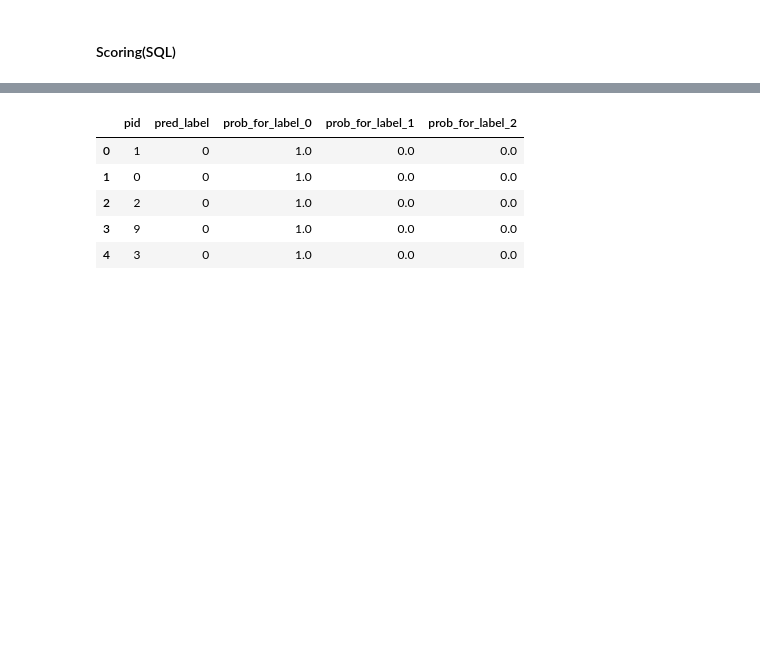
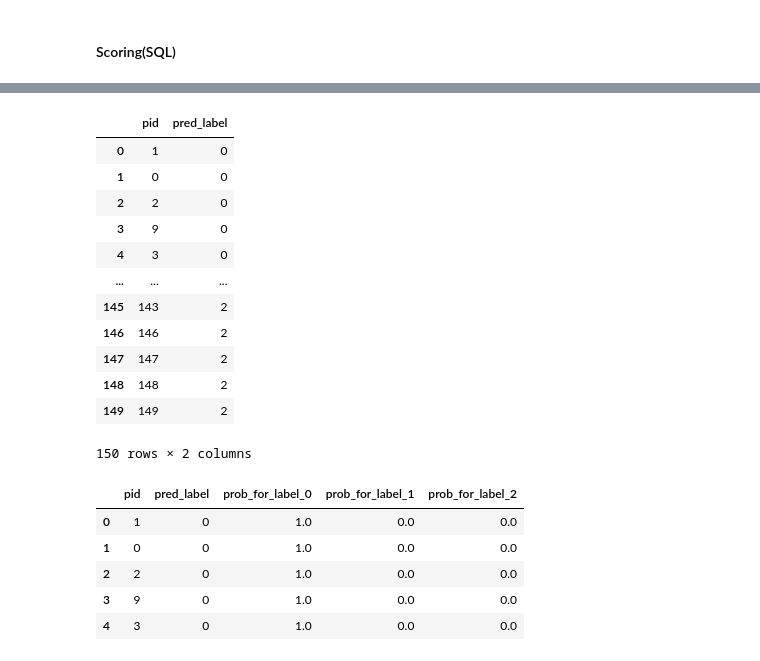
Before and after one commit to Yukimura66/sklearn2vantage, a Jupyter notebook: sklearn2vantage.ipynb, the cells around one changed output, grey strips where cells are left out. Cells and saved outputs as stored; diff of their text form; code cells hidden in the pictures; blank space fills up the shorter version.

```diff
--- a/sklearn2vantage.ipynb
+++ b/sklearn2vantage.ipynb
@@ -765,6 +767,47 @@ SELECT * FROM DecisionTreePredict (
     Responses ('0', '1', '2')
   ) AS dt
 """, engine)
+# %%
+pd.read_sql_query("""
+with tmp as (
+    select
+        node_id, node_size,node_gini,node_entropy
+        ,node_chisq_pv,node_label,null as node_majorvotes
+        ,split_value
+        ,split_gini,split_entropy,split_chisq_pv,left_id,left_size
+        ,left_label
+        ,null as left_majorvotes
+        ,right_id,right_size,right_label
+        ,null as right_majorvotes
+        ,left_bucket,right_bucket,null as left_label_probdist
+        ,null as right_label_probdist, null as prob_label_order
+        ,attribute
+    from dt_iris
+)
+SELECT * FROM DecisionTreePredict (
+    ON iris_attribute_test AS attribute_table
+        partition by pid order by attribute
+    ON tmp as model_table DIMENSION
+    USING
+    AttrTableGroupbyColumns ('attribute')
+    AttrTablePIDColumns ('pid')
+    AttrTableValColumn ('attrvalue')
+  ) AS dt
+""", engine)
+# %% [output]
+|  | pid | pred_label |
+| 0 | 1 | 0 |
+| 1 | 0 | 0 |
+| 2 | 2 | 0 |
+| 3 | 9 | 0 |
+| 4 | 3 | 0 |
+| ... | ... | ... |
+| 145 | 143 | 2 |
+| 146 | 146 | 2 |
+| 147 | 147 | 2 |
+| 148 | 148 | 2 |
+| 149 | 149 | 2 |
+150 rows × 2 columns
 # %%
 df_result.head()
 # %% [output]
```
Also changed, not shown: parts of 15 cells of this notebook, 1 other file.
